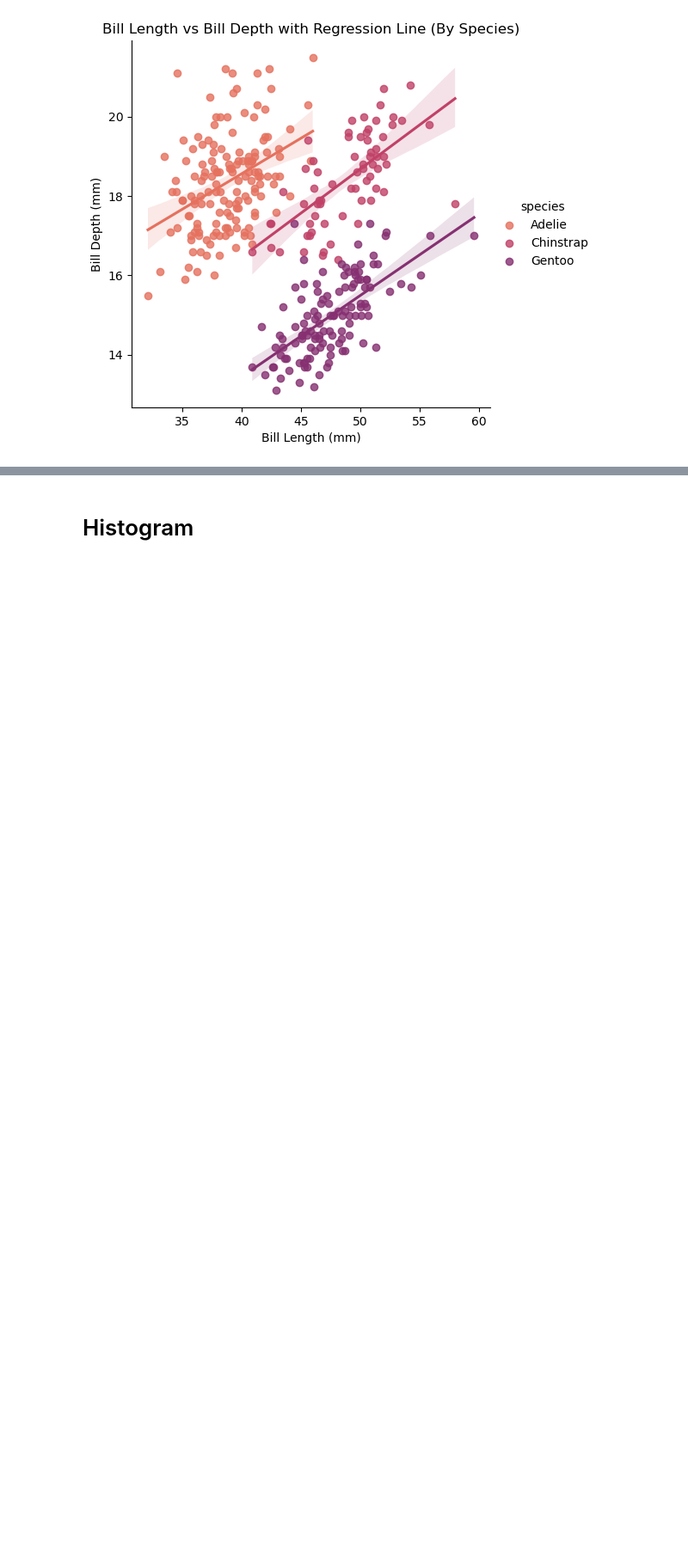
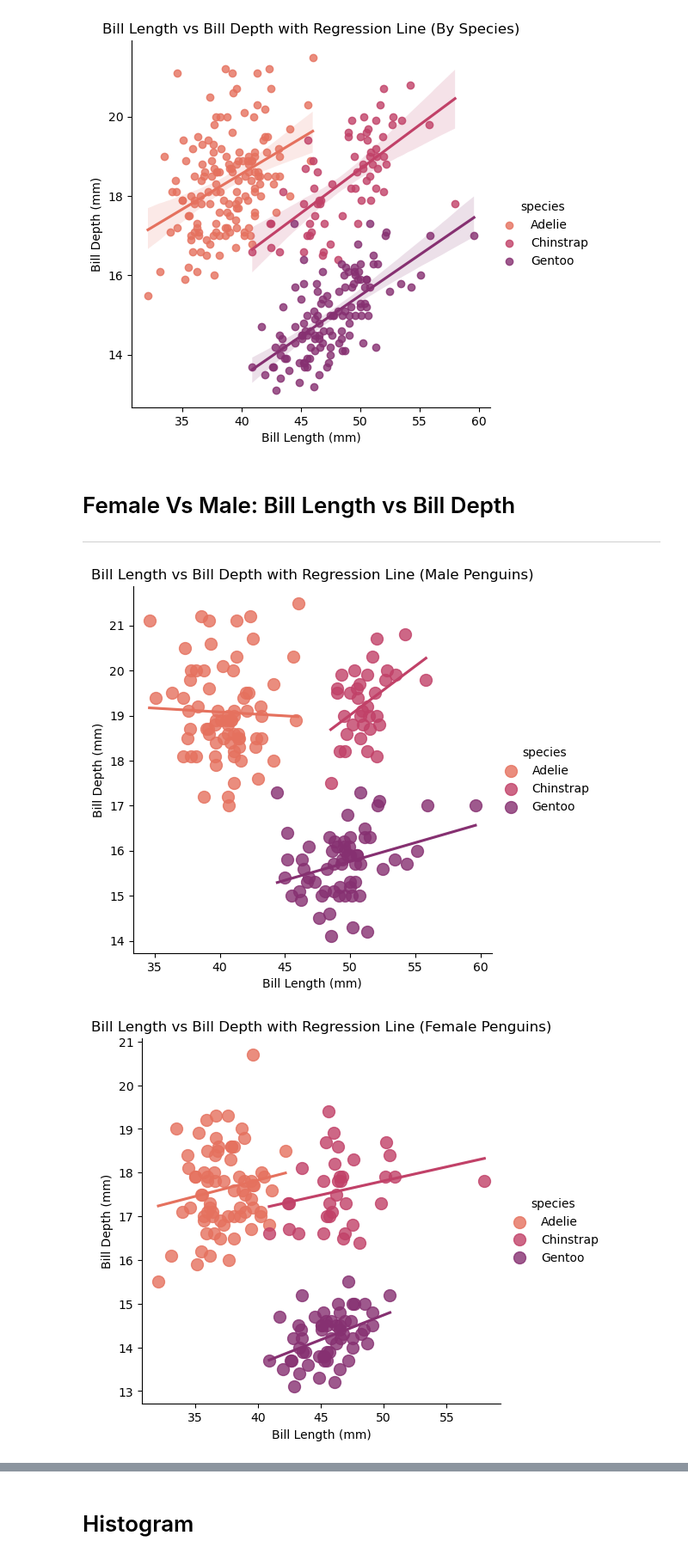
Before and after one commit to briannemcgrath/Principles-of-Data-Analytics, a Jupyter notebook: penguins.ipynb, the cells around one changed output, grey strips where cells are left out. Shown at 86% size. Drawn from its saved outputs; the diff is of its cells as text; code cells hidden in the pictures; blank space fills up the shorter version.

Commit message:
Comparison of Female vs Male readings

```diff
--- a/penguins.ipynb
+++ b/penguins.ipynb
@@ -182,3 +182,28 @@ plt.ylabel('Bill Depth (mm)')
 plt.show()
 # %% [output]
 [figure]
+# %% [markdown]
+# Female Vs Male: Bill Length vs Bill Depth
+
+***
+# %%
+# Filter dataframe by sex: male and female
+male_df = df[df['sex'] == 'MALE']
+female_df = df[df['sex'] == 'FEMALE']
+
+# Create lmplot with regression line for bill length vs bill depth for male penguins
+sns.lmplot(x='bill_length_mm', y='bill_depth_mm', data=male_df, hue='species', palette='flare', ci=None, scatter_kws={'s': 100})
+plt.title('Bill Length vs Bill Depth with Regression Line (Male Penguins)')
+plt.xlabel('Bill Length (mm)')
+plt.ylabel('Bill Depth (mm)')
+plt.show()
+
+# Create lmplot with regression line for bill length vs bill depth for female penguins
+sns.lmplot(x='bill_length_mm', y='bill_depth_mm', data=female_df, hue='species', palette='flare', ci=None, scatter_kws={'s': 100})
+plt.title('Bill Length vs Bill Depth with Regression Line (Female Penguins)')
+plt.xlabel('Bill Length (mm)')
+plt.ylabel('Bill Depth (mm)')
+plt.show()
+# %% [output]
+[figure, added]
+[figure, added]
```
Also changed, not shown: parts of 3 cells of this notebook, 1 other file.
